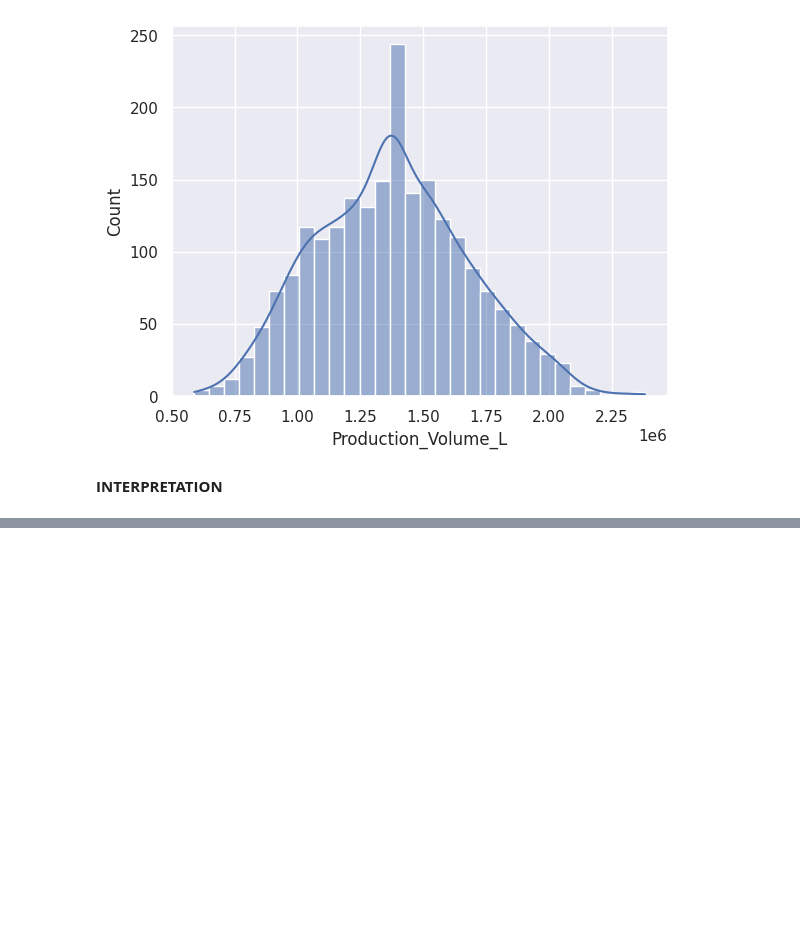
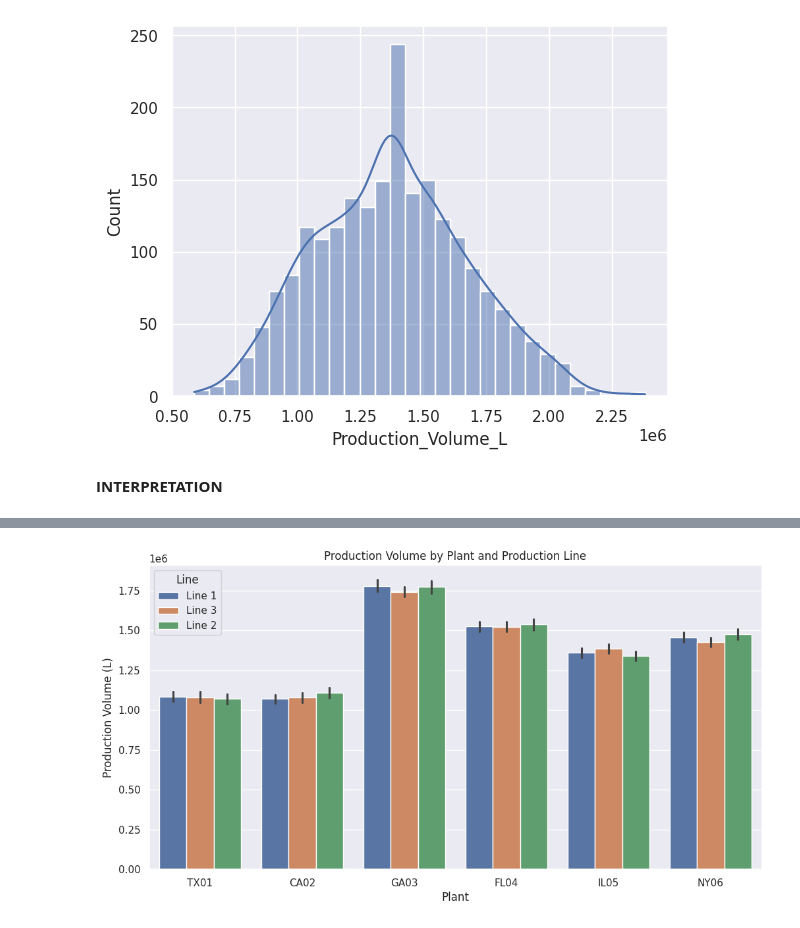
Before and after one commit to romeofopa/DA-Projects, a Jupyter notebook: Waste_Reduction_Operational_Efficiency_And_Predictive_Maintenance_In_Beverage_Company.ipynb, the cells around one changed output, grey strips where cells are left out. Cells and saved outputs as stored; diff of their text form; code cells hidden in the pictures; blank space fills up the shorter version.

```diff
--- a/Waste_Reduction_Operational_Efficiency_And_Predictive_Maintenance_In_Beverage_Company.ipynb
+++ b/Waste_Reduction_Operational_Efficiency_And_Predictive_Maintenance_In_Beverage_Company.ipynb
@@ -846,0 +898,25 @@ sns.histplot(data=data, x='Production_Volume_L', bins=30, kde=True)
+# %%
+import numpy as np
+data['Line'] = np.random.choice(['Line 1','Line 2','Line 3'], size=len(data))
+# %%
+import seaborn as sns
+import matplotlib.pyplot as plt
+
+sns.set_style("darkgrid")
+
+plt.figure(figsize=(12,6))
+
+sns.barplot(
+    data=data,
+    x='Plant_ID',
+    y='Production_Volume_L',
+    hue='Line'
+)
+
+plt.title("Production Volume by Plant and Production Line")
+plt.xlabel("Plant")
+plt.ylabel("Production Volume (L)")
+
+plt.show()
+# %% [output]
+[figure, added]
```
Also changed, not shown: parts of 21 cells of this notebook.
